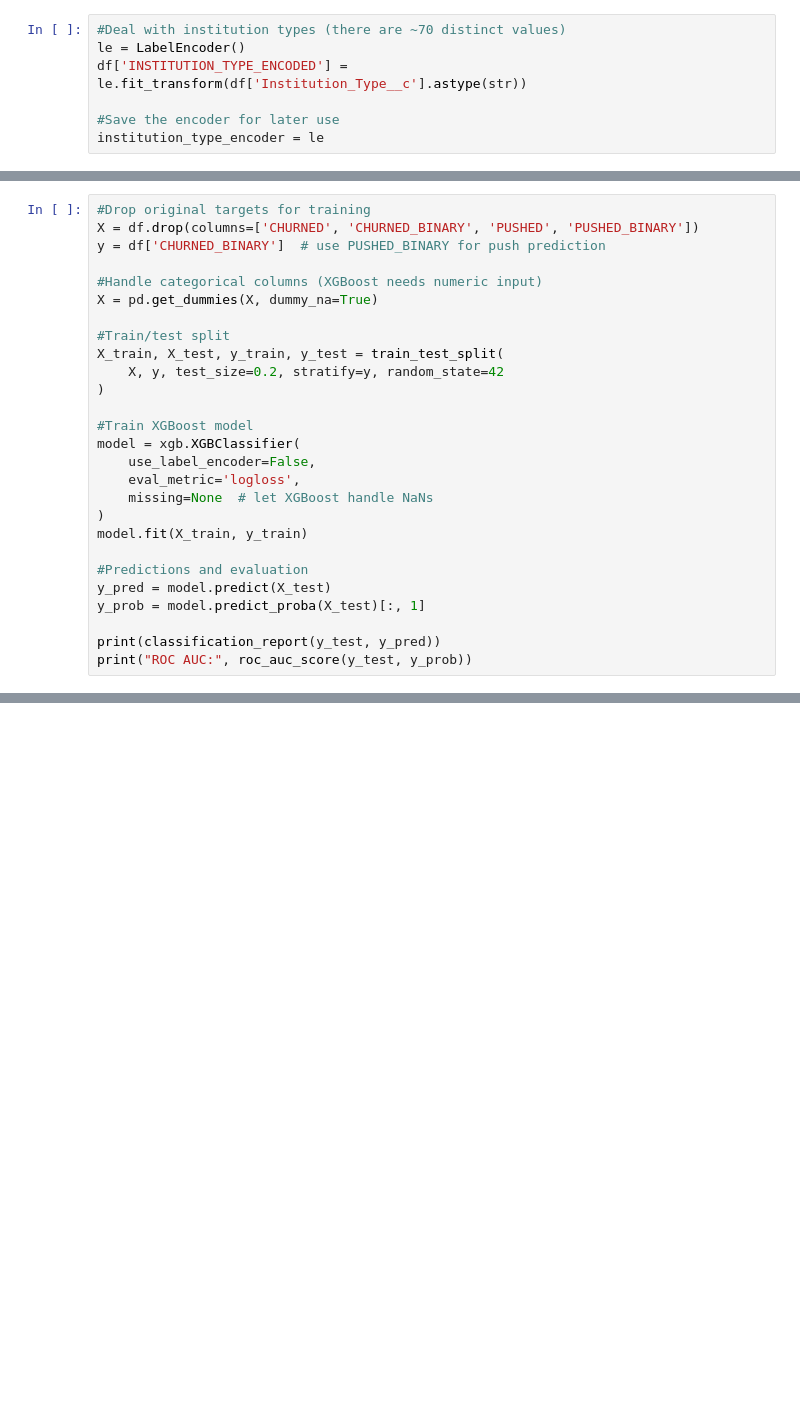
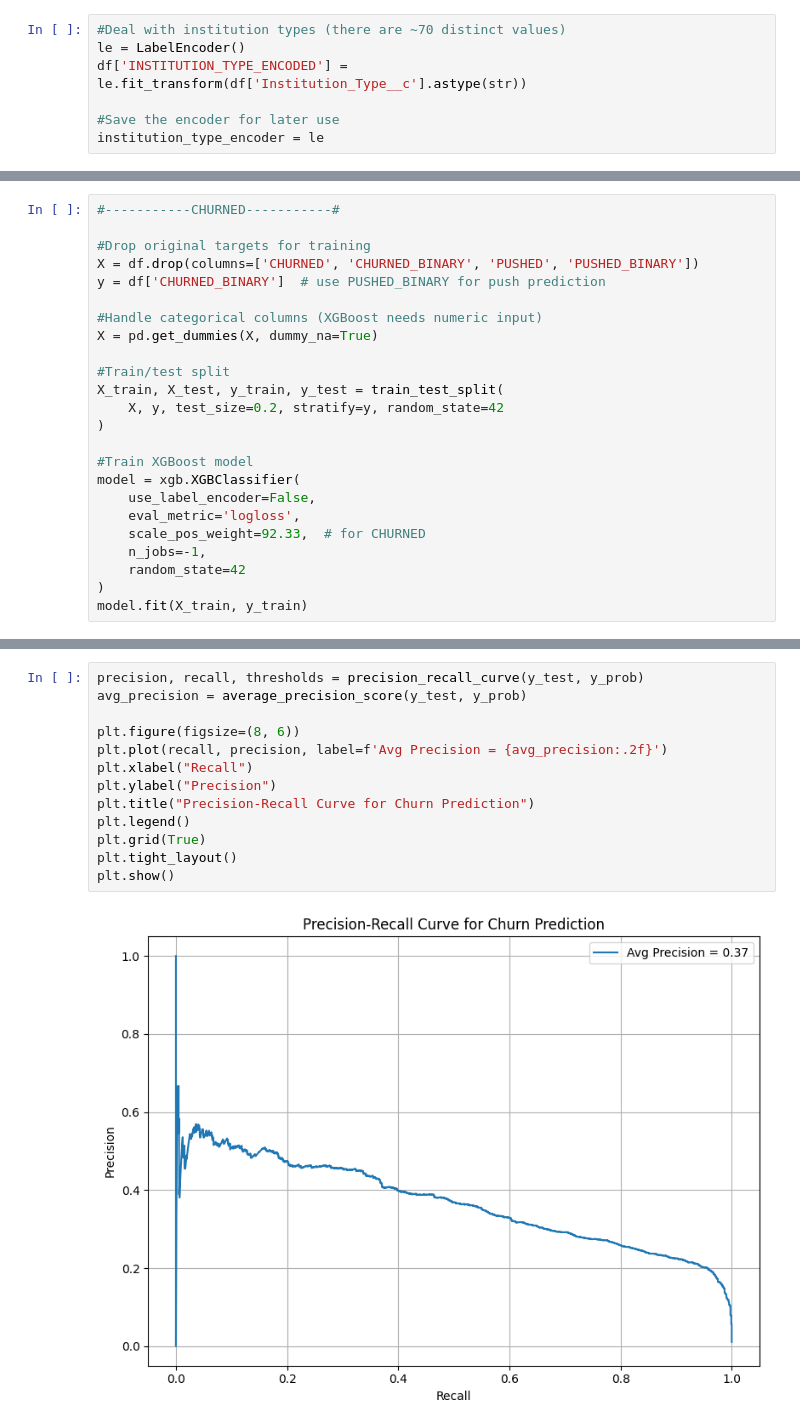
Before and after one commit to maxbicking/Data-Science-Portfolio, a Jupyter notebook: Member Churn/Member Churn.ipynb, the cells around one changed output, grey strips where cells are left out. Drawn from its saved outputs; the diff is of its cells as text; blank space fills up the shorter version.

```diff
--- a/Member Churn/Member Churn.ipynb
+++ b/Member Churn/Member Churn.ipynb
@@ -54,4 +89,6 @@ institution_type_encoder = le
 # %%
+#-----------CHURNED-----------#
+
 #Drop original targets for training
 X = df.drop(columns=['CHURNED', 'CHURNED_BINARY', 'PUSHED', 'PUSHED_BINARY'])
 y = df['CHURNED_BINARY']  # use PUSHED_BINARY for push prediction
@@ -68,13 +105,8 @@ X_train, X_test, y_train, y_test = train_test_split(
 model = xgb.XGBClassifier(
     use_label_encoder=False,
     eval_metric='logloss',
-    missing=None  # let XGBoost handle NaNs
+    scale_pos_weight=92.33,  # for CHURNED
+    n_jobs=-1,
+    random_state=42
 )
 model.fit(X_train, y_train)
-
-#Predictions and evaluation
-y_pred = model.predict(X_test)
-y_prob = model.predict_proba(X_test)[:, 1]
-
-print(classification_report(y_test, y_pred))
-print("ROC AUC:", roc_auc_score(y_test, y_prob))
@@ -86,0 +151,15 @@ shap.summary_plot(shap_values, X_test, max_display=20)
+# %%
+precision, recall, thresholds = precision_recall_curve(y_test, y_prob)
+avg_precision = average_precision_score(y_test, y_prob)
+
+plt.figure(figsize=(8, 6))
+plt.plot(recall, precision, label=f'Avg Precision = {avg_precision:.2f}')
+plt.xlabel("Recall")
+plt.ylabel("Precision")
+plt.title("Precision-Recall Curve for Churn Prediction")
+plt.legend()
+plt.grid(True)
+plt.tight_layout()
+plt.show()
+# %% [output]
+[figure, added]
```
Also changed, not shown: parts of 8 cells of this notebook.
